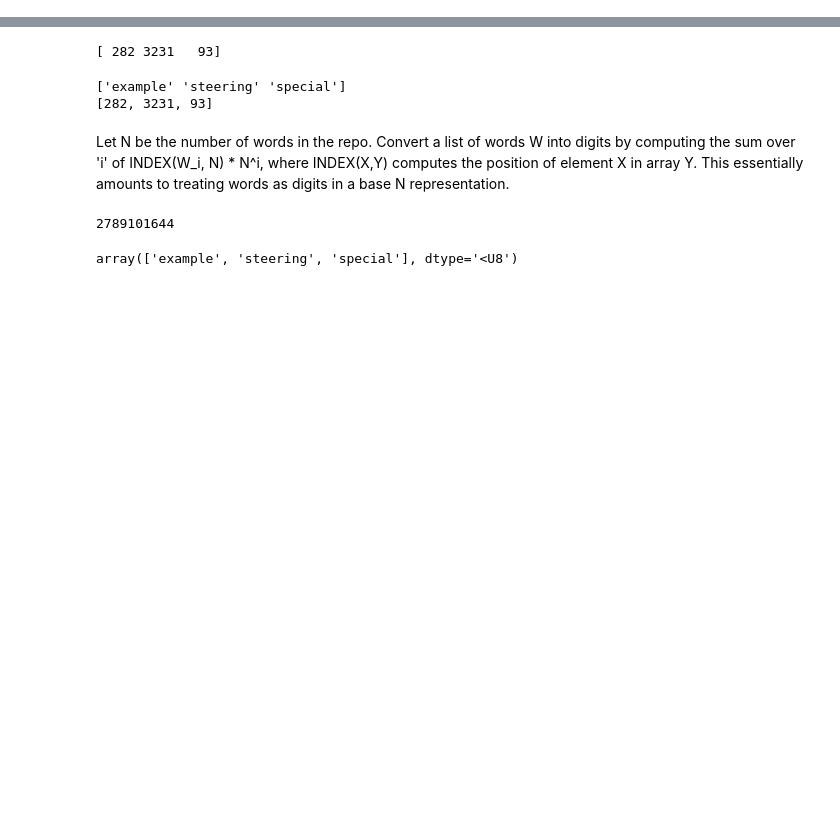
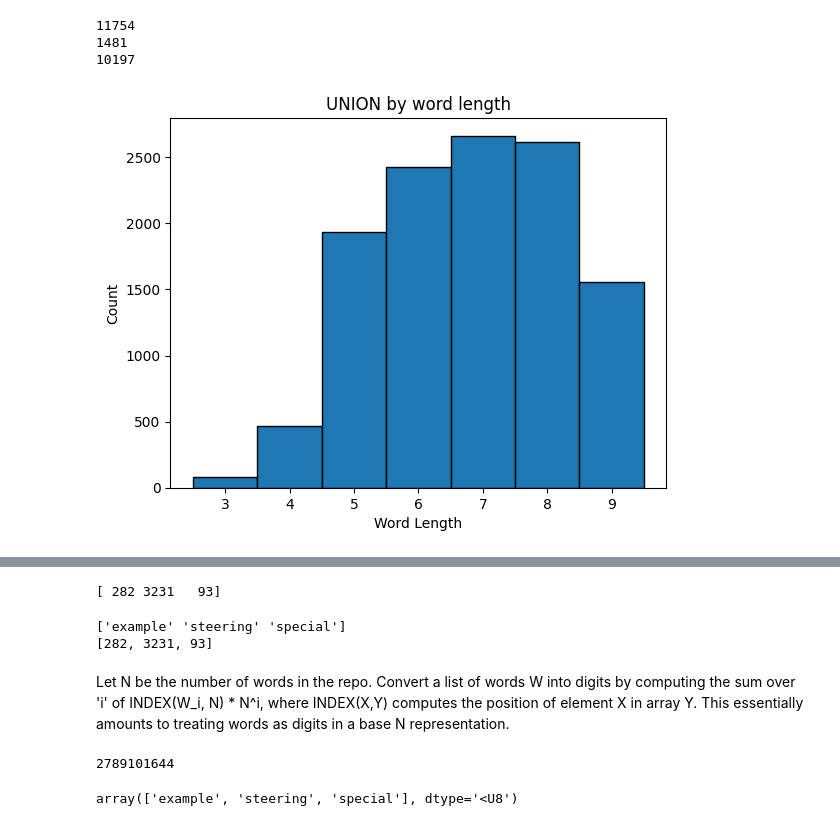
Before and after one commit to william-cutler/phone-phrase, a Jupyter notebook: phone_phrase.ipynb, the cells around one changed output, grey strips where cells are left out. Drawn from its saved outputs; the diff is of its cells as text; code cells hidden in the pictures; blank space fills up the shorter version.

```diff
--- a/phone_phrase.ipynb
+++ b/phone_phrase.ipynb
@@ -23,0 +28,20 @@ Text(0.5, 1.0, 'Corpus by word length')
+# %%
+def union_corpuses(corp1, corp2):
+    set1, set2 = set(corp1), set(corp2)
+    unique_words = list(set1.union(set2))
+    intersection_words = list(set1.intersection(set2))
+    return unique_words, intersection_words
+
+union_corpus, duplicates = union_corpuses(words_corpus, eff_corpus)
+
+print(len(union_corpus))
+print(len(duplicates))
+
+plot_corpus_word_lengths(union_corpus, 'UNION')
+
+print(np.sum(np.array([len(w) for w in union_corpus]) <= 8))
+# %% [output]
+11754
+1481
+10197
+[figure, added]
```
Also changed, not shown: parts of 12 cells of this notebook, 9 other files.
